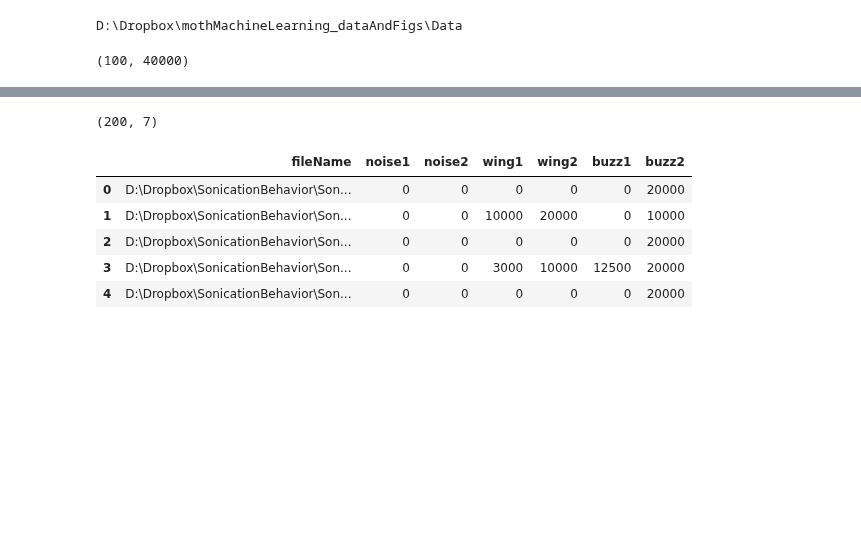
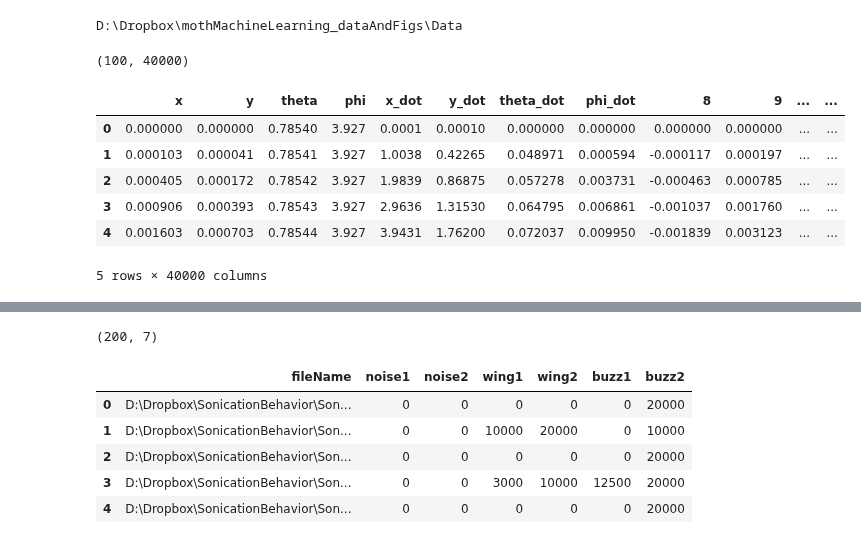
Before and after one commit to oliviatessa/MothMachineLearning, a Jupyter notebook: LSTM_MothData.ipynb, the cells around one changed output, grey strips where cells are left out. Cells and saved outputs as stored; diff of their text form; code cells hidden in the pictures; blank space fills up the shorter version.

```diff
--- a/LSTM_MothData.ipynb
+++ b/LSTM_MothData.ipynb
@@ -72,3 +75,13 @@ spray.shape
 new_cols = ["x", "y", "theta", "phi", "x_dot", "y_dot", "theta_dot", "phi_dot"]
 
 spray.rename(columns=dict(zip(spray.columns[[np.arange(8)]], new_cols)), inplace=True)
+# %%
+spray.head()
+# %% [output]
+|  | x | y | theta | phi | x_dot | y_dot | theta_dot | phi_dot | 8 | 9 | ... | ... |
+| 0 | 0.000000 | 0.000000 | 0.78540 | 3.927 | 0.0001 | 0.00010 | 0.000000 | 0.000000 | 0.000000 | 0.000000 | ... | ... |
+| 1 | 0.000103 | 0.000041 | 0.78541 | 3.927 | 1.0038 | 0.42265 | 0.048971 | 0.000594 | -0.000117 | 0.000197 | ... | ... |
+| 2 | 0.000405 | 0.000172 | 0.78542 | 3.927 | 1.9839 | 0.86875 | 0.057278 | 0.003731 | -0.000463 | 0.000785 | ... | ... |
+| 3 | 0.000906 | 0.000393 | 0.78543 | 3.927 | 2.9636 | 1.31530 | 0.064795 | 0.006861 | -0.001037 | 0.001760 | ... | ... |
+| 4 | 0.001603 | 0.000703 | 0.78544 | 3.927 | 3.9431 | 1.76200 | 0.072037 | 0.009950 | -0.001839 | 0.003123 | ... | ... |
+5 rows × 40000 columns
```
Also changed, not shown: parts of 3 cells of this notebook.
